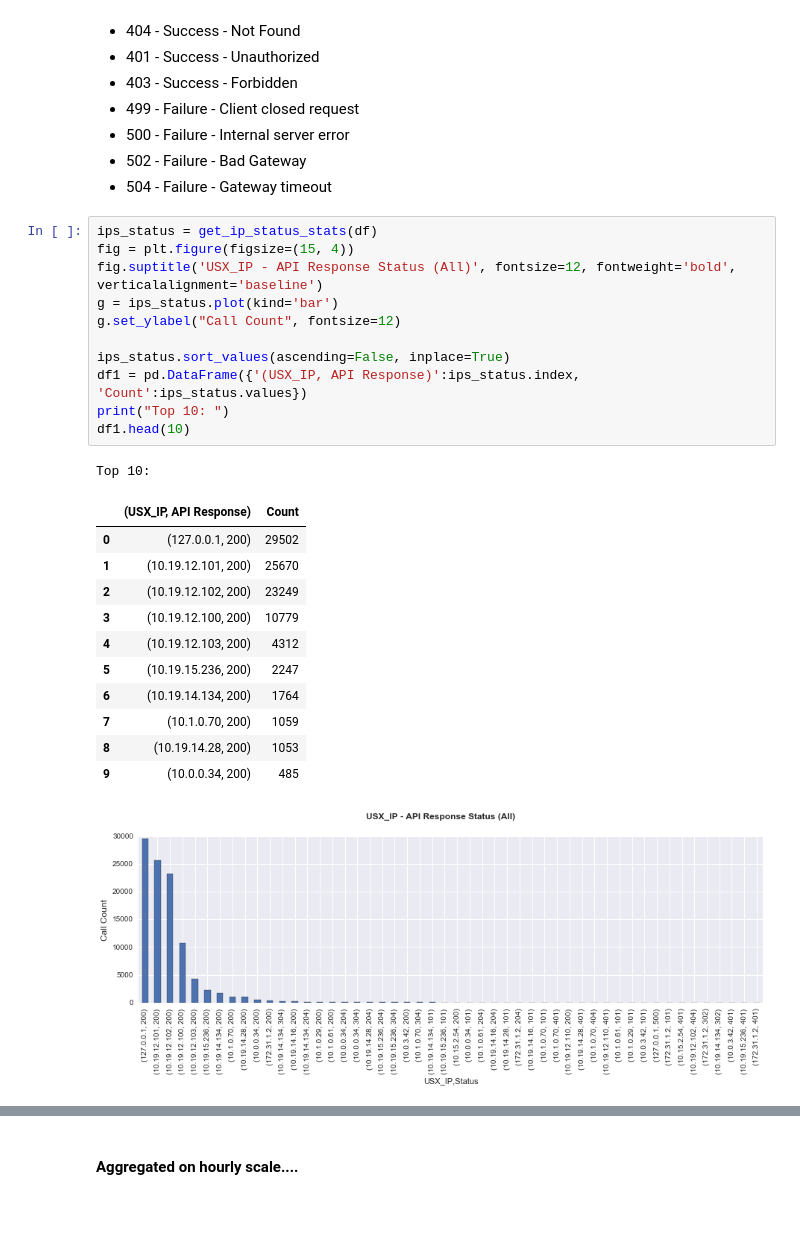
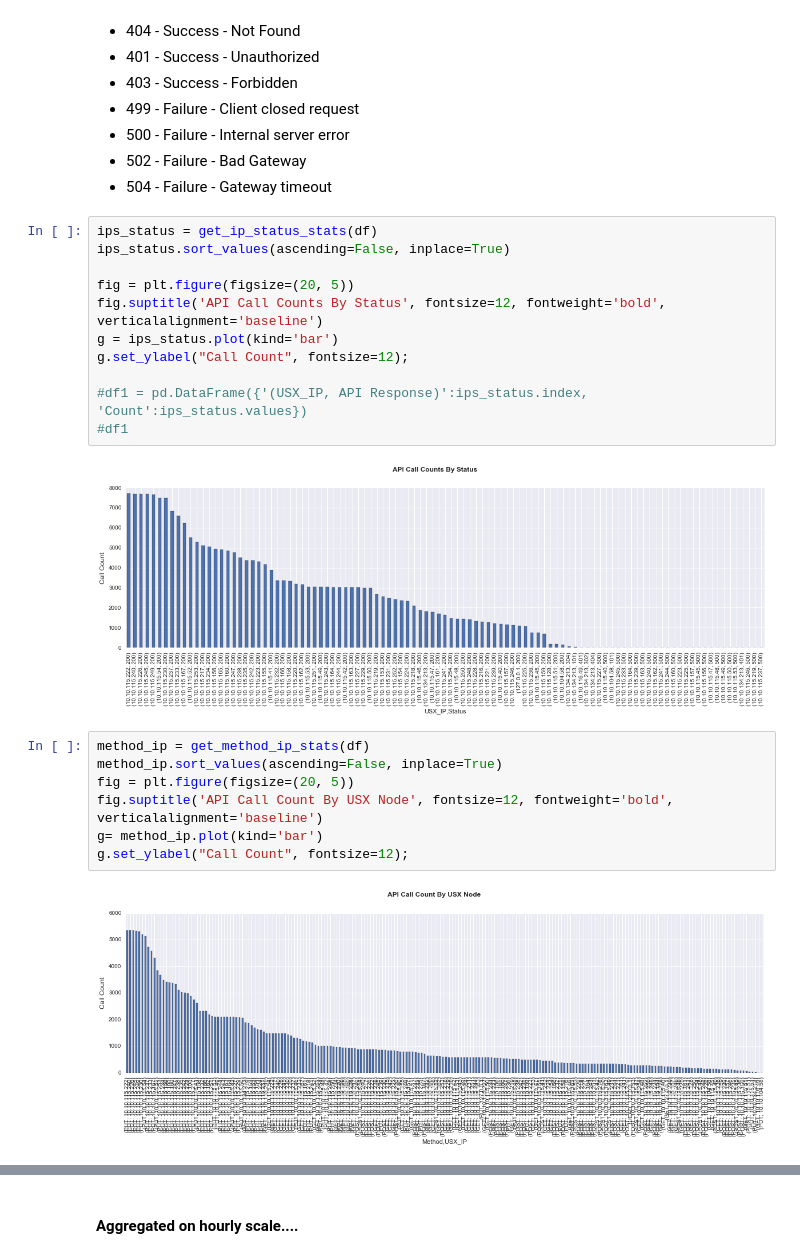
Before and after one commit to dcurrents/qresearch, a Jupyter notebook: log-analysis-usxm-requests.ipynb, the cells around one changed output, grey strips where cells are left out. Drawn from its saved outputs; the diff is of its cells as text; blank space fills up the shorter version.

```diff
--- a/log-analysis-usxm-requests.ipynb
+++ b/log-analysis-usxm-requests.ipynb
@@ -233,26 +242,23 @@ Top 10:
 * 504  -      Failure   - Gateway timeout
 # %%
 ips_status = get_ip_status_stats(df)
-fig = plt.figure(figsize=(15, 4))
-fig.suptitle('USX_IP - API Response Status (All)', fontsize=12, fontweight='bold', verticalalignment='baseline')
+ips_status.sort_values(ascending=False, inplace=True)
+
+fig = plt.figure(figsize=(20, 5))
+fig.suptitle('API Call Counts By Status', fontsize=12, fontweight='bold', verticalalignment='baseline')
 g = ips_status.plot(kind='bar')
-g.set_ylabel("Call Count", fontsize=12)
+g.set_ylabel("Call Count", fontsize=12);
 
-ips_status.sort_values(ascending=False, inplace=True)
-df1 = pd.DataFrame({'(USX_IP, API Response)':ips_status.index, 'Count':ips_status.values})
-print("Top 10: ")
-df1.head(10)
+#df1 = pd.DataFrame({'(USX_IP, API Response)':ips_status.index, 'Count':ips_status.values})
+#df1
 # %% [output]
-Top 10:
-|  | (USX_IP, API Response) | Count |
-| 0 | (127.0.0.1, 200) | 29502 |
-| 1 | (10.19.12.101, 200) | 25670 |
-| 2 | (10.19.12.102, 200) | 23249 |
-| 3 | (10.19.12.100, 200) | 10779 |
-| 4 | (10.19.12.103, 200) | 4312 |
-| 5 | (10.19.15.236, 200) | 2247 |
-| 6 | (10.19.14.134, 200) | 1764 |
-| 7 | (10.1.0.70, 200) | 1059 |
-| 8 | (10.19.14.28, 200) | 1053 |
-| 9 | (10.0.0.34, 200) | 485 |
-[figure, old version]
+[figure, new version]
+# %%
+method_ip = get_method_ip_stats(df)
+method_ip.sort_values(ascending=False, inplace=True)
+fig = plt.figure(figsize=(20, 5))
+fig.suptitle('API Call Count By USX Node', fontsize=12, fontweight='bold', verticalalignment='baseline')
+g= method_ip.plot(kind='bar')
+g.set_ylabel("Call Count", fontsize=12);
+# %% [output]
+[figure, added]
```
Also changed, not shown: parts of 24 cells of this notebook.
